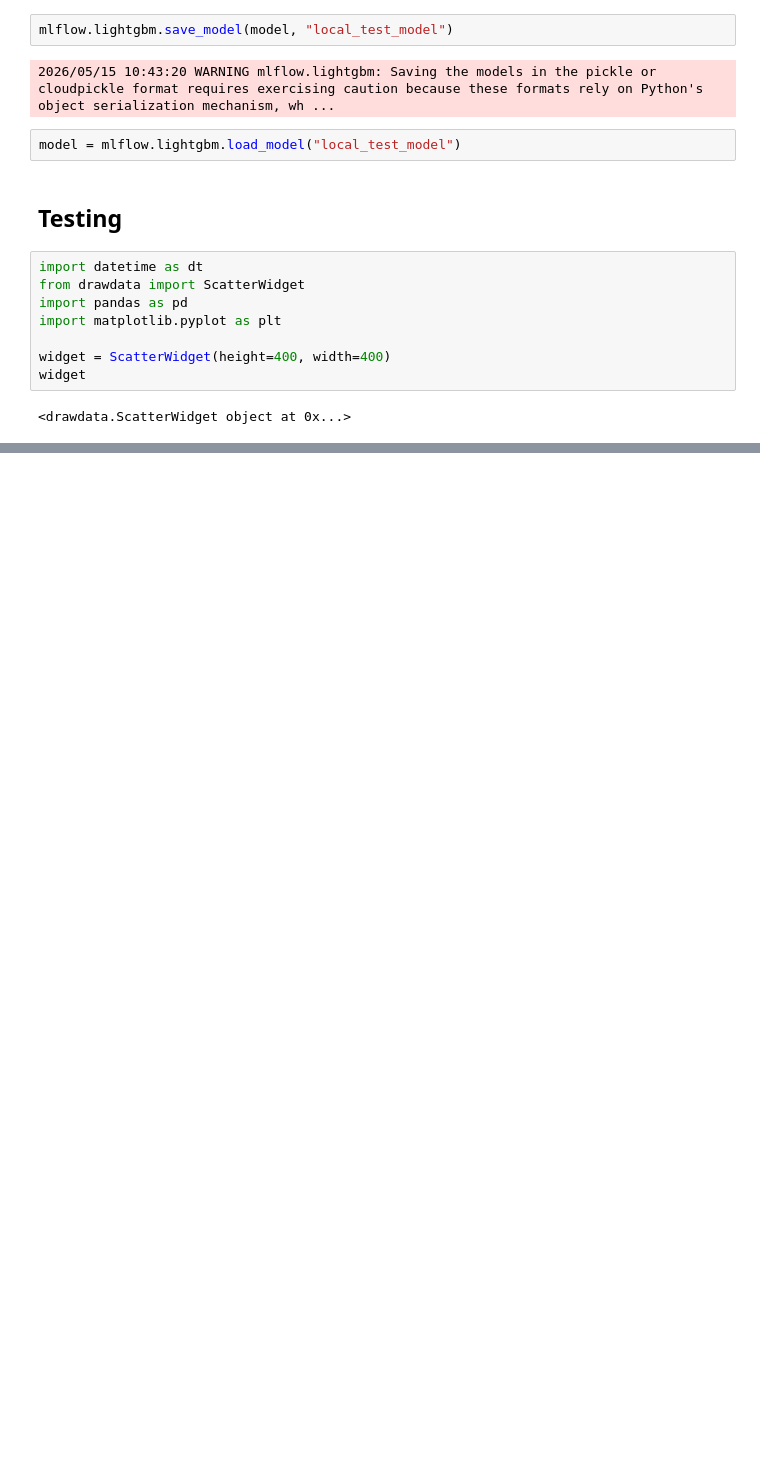
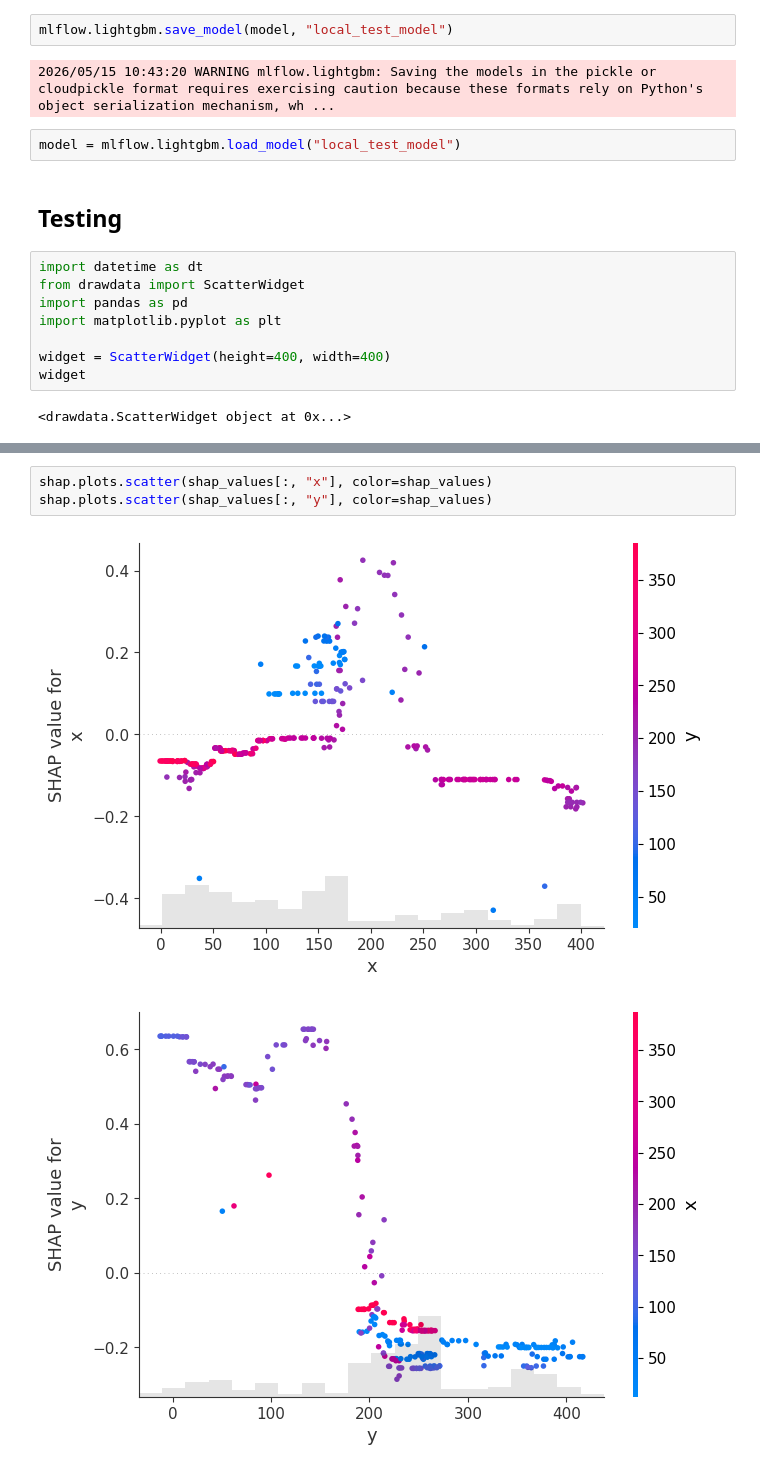
Before and after one commit to JorgeIvanJH/IRIS_and_MLflow-Continuous-Training-Pipeline, a Jupyter notebook: dur/sandbox/experiment.ipynb, the cells around one changed output, grey strips where cells are left out. Saved outputs shown, nothing was run; the diff lists cells and outputs as text; blank space fills up the shorter version.

```diff
--- a/dur/sandbox/experiment.ipynb
+++ b/dur/sandbox/experiment.ipynb
@@ -107,0 +191,6 @@ plt.show()
+# %%
+shap.plots.scatter(shap_values[:, "x"], color=shap_values)
+shap.plots.scatter(shap_values[:, "y"], color=shap_values)
+# %% [output]
+[figure, added]
+[figure, added]
```
Also changed, not shown: parts of 14 cells of this notebook.
